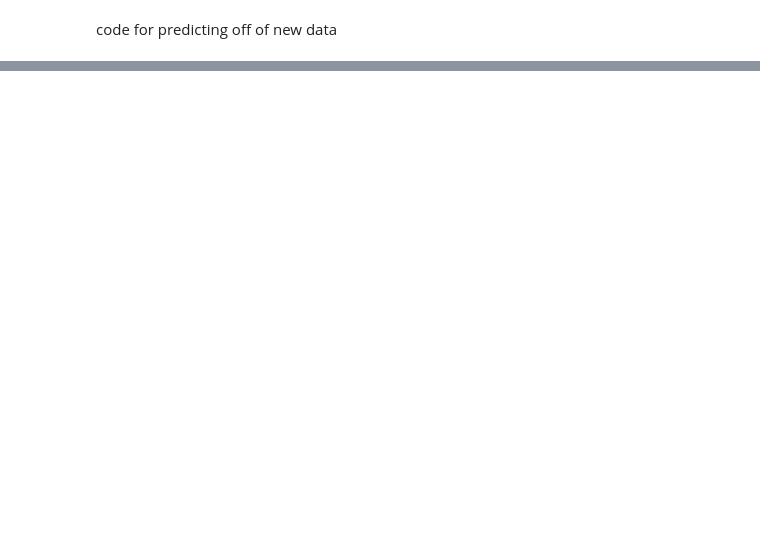
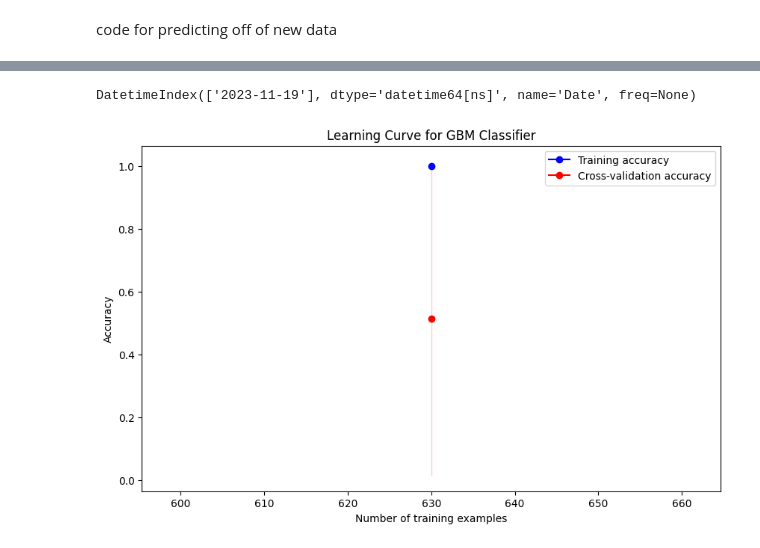
Before and after one commit to thestockman27/Fixed-Income-Dashboards, a Jupyter notebook: GBM Backtest UST_10Y v1.1.ipynb, the cells around one changed output, grey strips where cells are left out. Cells and saved outputs as stored; diff of their text form; code cells hidden in the pictures; blank space fills up the shorter version.

```diff
--- a/GBM Backtest UST_10Y v1.1.ipynb
+++ b/GBM Backtest UST_10Y v1.1.ipynb
@@ -438,0 +439,4 @@ plt.title('Distribution of Out-of-Sample Accuracy Scores of Hyperparameter Combo
+# %%
+X_test.index
+# %% [output]
+DatetimeIndex(['2023-11-19'], dtype='datetime64[ns]', name='Date', freq=None)
@@ -438,0 +448,33 @@ plt.title('Distribution of Out-of-Sample Accuracy Scores of Hyperparameter Combo
+# %%
+import matplotlib.pyplot as plt
+from sklearn.model_selection import learning_curve, train_test_split
+
+# Get the best estimator from the grid search
+best_gbm = grid_search.best_estimator_
+
+# Plot learning curve
+train_sizes, train_scores, test_scores = learning_curve(best_gbm, X_train, y_train, cv=tscv, scoring=make_scorer(accuracy_score), train_sizes=np.ones((len(df6) - initial_train_size)))
+
+# Calculate mean and standard deviation for training set scores and test set scores
+train_mean = np.mean(train_scores, axis=1)
+train_std = np.std(train_scores, axis=1)
+test_mean = np.mean(test_scores, axis=1)
+test_std = np.std(test_scores, axis=1)
+
+# Plot the learning curve
+plt.figure(figsize=(10, 6))
+plt.plot(train_sizes, train_mean, label='Training accuracy', color='blue', marker='o')
+plt.fill_between(train_sizes, train_mean - train_std, train_mean + train_std, color='blue', alpha=0.2)
+plt.plot(train_sizes, test_mean, label='Cross-validation accuracy', color='red', marker='o')
+plt.fill_between(train_sizes, test_mean - test_std, test_mean + test_std, color='red', alpha=0.2)
+
+# Add labels and legend
+plt.title('Learning Curve for GBM Classifier')
+plt.xlabel('Number of training examples')
+plt.ylabel('Accuracy')
+plt.legend(loc='best')
+
+# Show the plot
+plt.show()
+# %% [output]
+[figure, added]
```
Also changed, not shown: parts of 21 cells of this notebook, 4 other files.
